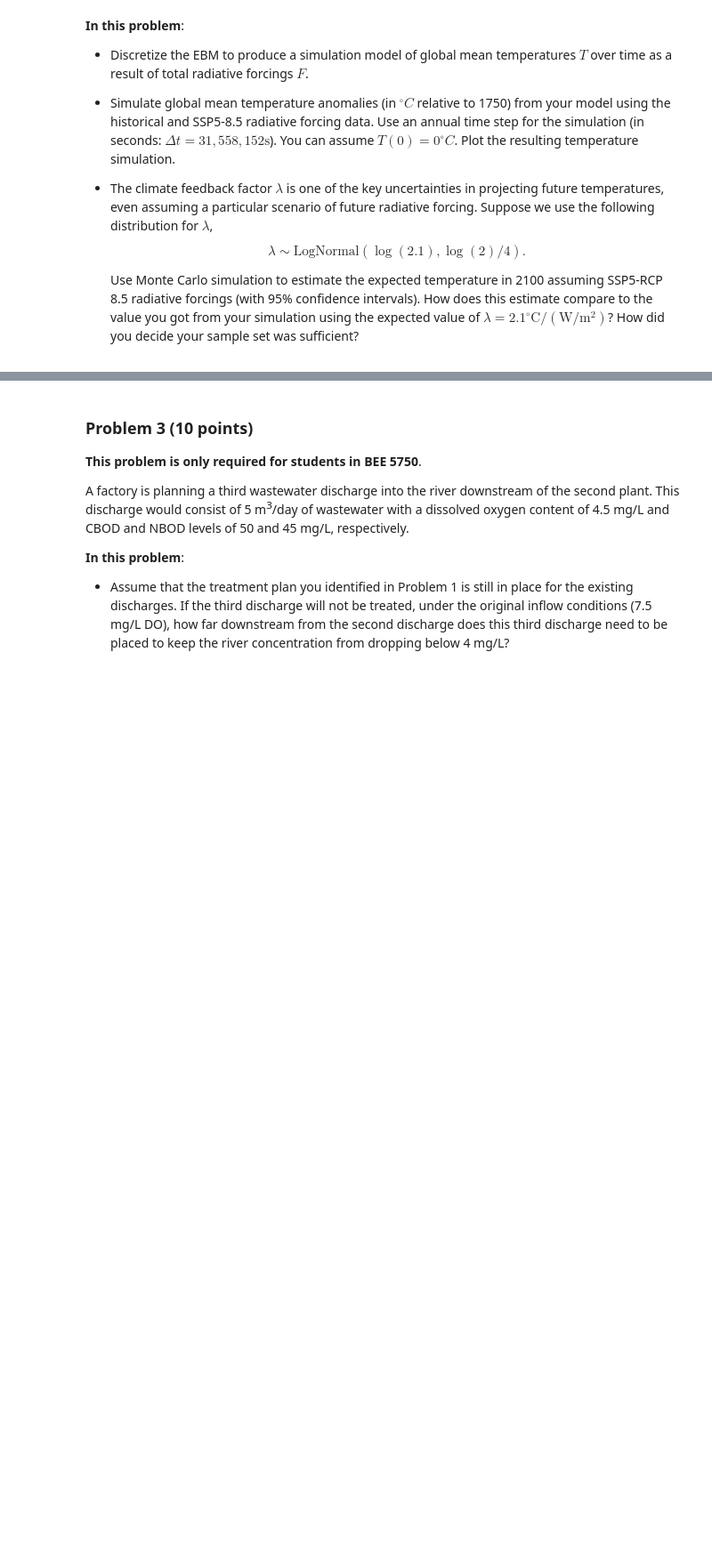
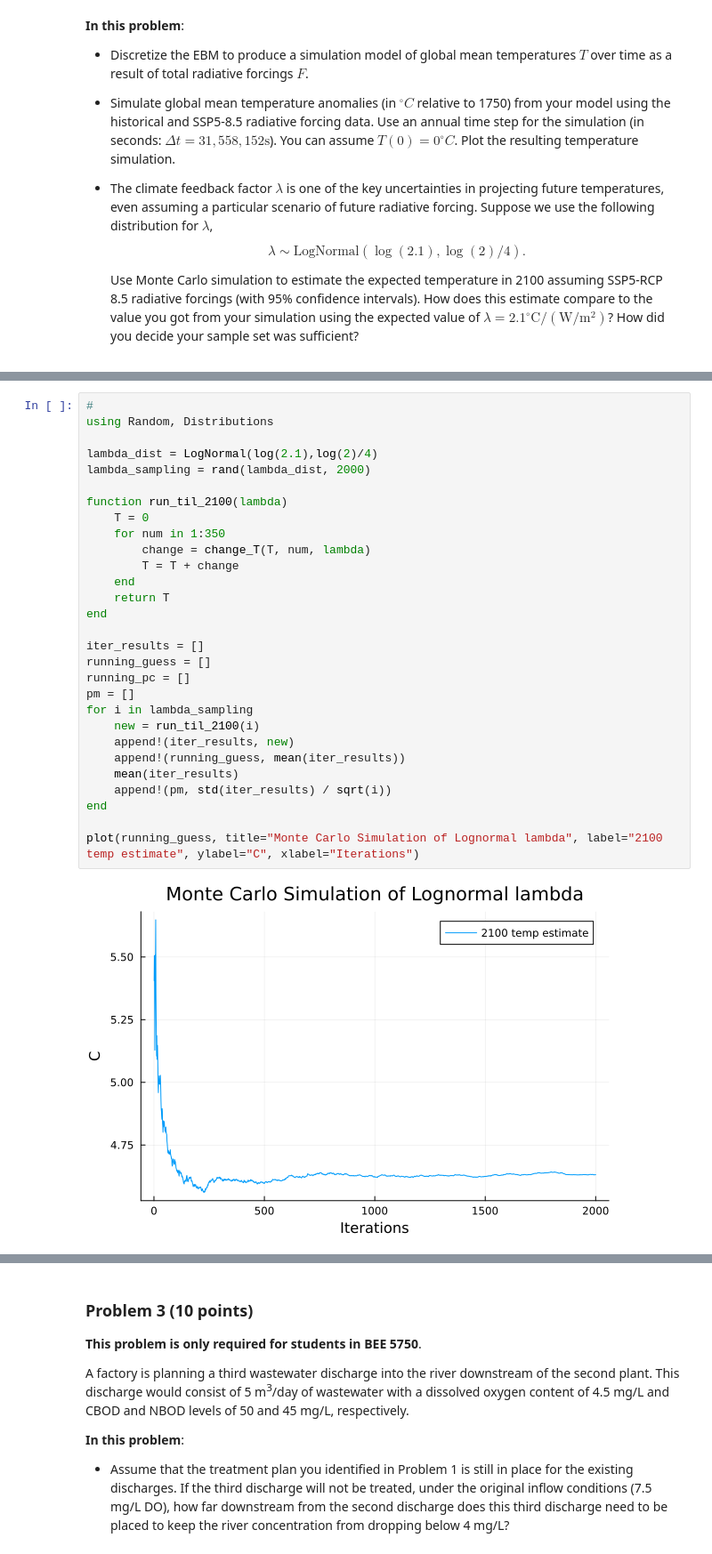
Before and after one commit to BEE4750-FA24/hw3-super-awesome-team-name, a Jupyter notebook: hw03.ipynb, the cells around one changed output, grey strips where cells are left out. Shown at 89% size. Saved outputs shown, nothing was run; the diff lists cells and outputs as text; blank space fills up the shorter version.

```diff
--- a/hw03.ipynb
+++ b/hw03.ipynb
@@ -318,0 +339,31 @@ plot!(p_forcing, t, forcing_non_aerosol, label="Non-Aerosol Forcing", color=:red
+# %%
+#
+using Random, Distributions
+
+lambda_dist = LogNormal(log(2.1),log(2)/4)
+lambda_sampling = rand(lambda_dist, 2000)
+
+function run_til_2100(lambda)
+    T = 0
+    for num in 1:350
+        change = change_T(T, num, lambda)
+        T = T + change
+    end
+    return T
+end
+
+iter_results = []
+running_guess = []
+running_pc = []
+pm = []
+for i in lambda_sampling
+    new = run_til_2100(i)
+    append!(iter_results, new)
+    append!(running_guess, mean(iter_results))
+    mean(iter_results)
+    append!(pm, std(iter_results) / sqrt(i))
+end
+
+plot(running_guess, title="Monte Carlo Simulation of Lognormal lambda", label="2100 temp estimate", ylabel="C", xlabel="Iterations")
+# %% [output]
+[figure, added]
```
Also changed, not shown: parts of 10 cells of this notebook.
